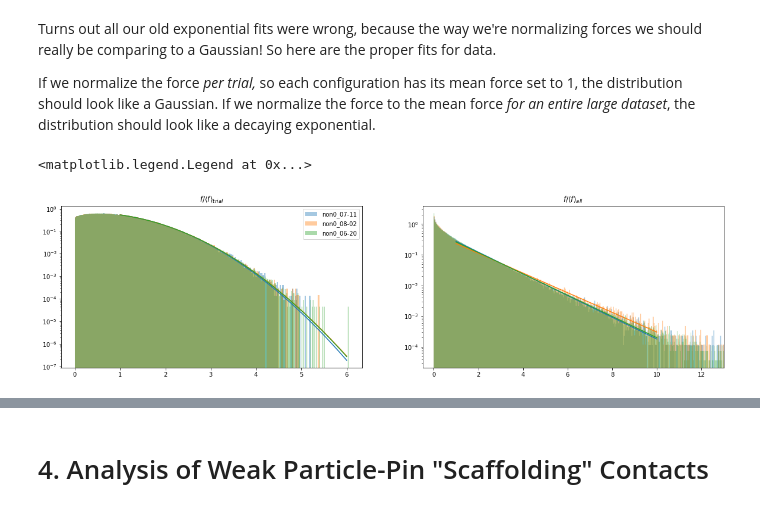
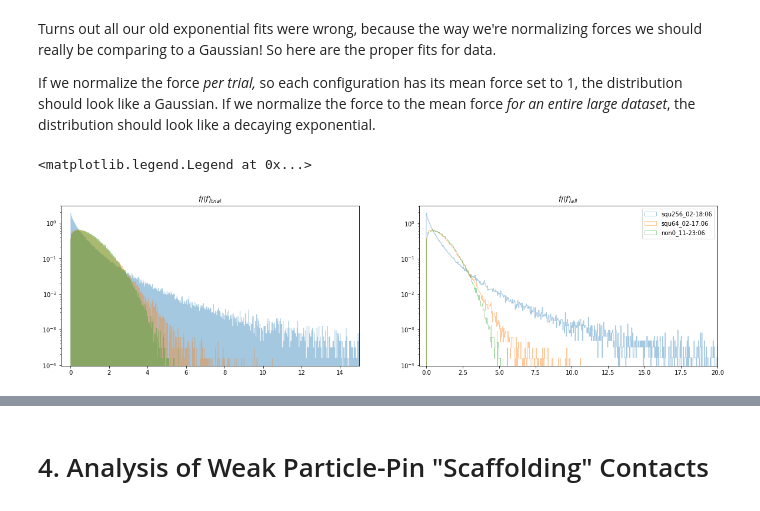
Before and after one commit to andyletzhang/SwatGrains, a Jupyter notebook: BondInfo_Analysis.ipynb, the cells around one changed output, grey strips where cells are left out. Cells and saved outputs as stored; diff of their text form; code cells hidden in the pictures.

```diff
--- a/BondInfo_Analysis.ipynb
+++ b/BondInfo_Analysis.ipynb
@@ -164,13 +168,13 @@ Loads a set of bondInfo.txt files as hierarchically indexed DataFrames, which co
 #files=['non0_08-02','squ16_08-05','squ64_08-05','squ36_07-11','squ64_07-12','squ64_07-13','squ100_07-19','squ36_08-05','squ49_08-06']
 
 # good squares
-files=['squ16_08-05','squ36_08-05','squ49_08-06','squ64_08-05','squ100_07-19']
+#files=['non0_08-02','squ16_08-05','squ36_08-05','squ49_08-06','squ64_08-05','squ100_07-19']
 
 # low pressure
 #files=['squ64_02-17:02','squ64_02-17:04','squ64_02-17:06','squ256_02-18:02','squ256_02-18:04','squ256_02-18:06','non0_11-23:02','non0_11-23:04','non0_11-23:06']
 
 # lowest pressure
-#files=['non0_11-23:06','squ64_02-17:06','squ256_02-18:06']
+files=['non0_11-23:06','squ64_02-17:06','squ256_02-18:06']
 
 # triangles
 #files=['tri36_07-11','tri64_08-08','tri64_07-12','tri100_07-19','tri36_08-08','tri49_08-08','tri16_08-08']
@@ -196 +206,17 @@ where $Z_C$ is the critical contact number and  $c$ is (we hope) some unit-depen
+# %%
+# generate contact numbers for each dataset
+contactsDict={file:sort_particles(dataDict[file]).groupby(['x','y','particleType','trialName']).size().reset_index(name='contacts').set_index('particleType') for file in files} # dataframe of particle coordinates, with contact number and trial labeled
+
+# prepare data for fitting and plotting
+pressureDict={}
+binnedPressureDict={}
+for file in files:
+    meanContacts=contactsDict[file].loc[[1,2]].groupby('trialName')['contacts'].mean() # get average number of contacts per particle for each seed
+    pressureData = pd.concat([get_pressures(filenames[file]),meanContacts], axis=1).dropna() # pull pressure data from Pressures.txt
+    pressureDict.update({file:pressureData})
+
+    # bin data by pressure for more coherent plots
+    binnedPressureData = pressureData.groupby(pd.cut(pressureData['pressure'], np.linspace(0,0.003,1000))).agg({'contacts':['mean','sem']}).dropna() # bin and average
+    binnedPressureData['midpressure'] = pd.arrays.IntervalArray(binnedPressureData.index).mid # get the center of each bin
+    binnedPressureDict.update({file:binnedPressureData})
 # %%
@@ -1034,35 +1100,36 @@ If we normalize the force _per trial,_ so each configuration has its mean force
 # %%
 from scipy import stats
 def Gaussian(x, mean, std, coeff):
     return coeff/np.sqrt(2*np.pi*std**2)*np.exp(-(x-mean)**2/(2*std**2))
 def Linear(x, slope, intercept):
     return slope*x+intercept
 
 
 fig, [axGaussian, axExp] = plt.subplots(1, 2, figsize=(20,5))
 axGaussian.set_yscale('log')
 axExp.set_yscale('log')
-for colorCounter, file in enumerate(['non0_07-11', 'non0_08-02', 'non0_06-20']):
+for colorCounter, file in enumerate(reversed(files)):
     bwGauss = 2*stats.iqr(dataDict[file]['normalizedForce']/1e6, rng=(25,75), scale=1.0, nan_policy='omit')/(len(dataDict[file])**(1/3))
     nGauss, binsGauss = axGaussian.hist(dataDict[file]['normalizedForce']/1e6, bins=int((dataDict[file]['normalizedForce'].max()/1e6-dataDict[file]['normalizedForce'].min()/1e6)/bwGauss), density=True, alpha=0.4, histtype='stepfilled', label=file, color='C{}'.format(colorCounter))[:2]
     binsGauss=binsGauss[:-1]+np.diff(binsGauss)/2
-    [GaussMean, GaussSTD, coeff], GaussCov = sp.curve_fit(Gaussian, binsGauss[binsGauss>1], nGauss[binsGauss>1])
+    #[GaussMean, GaussSTD, coeff], GaussCov = sp.curve_fit(Gaussian, binsGauss[binsGauss>1], nGauss[binsGauss>1])
     xValues=np.linspace(1,6,1000)
-    GaussValues=Gaussian(xValues, GaussMean, GaussSTD, coeff)
-    axGaussian.plot(xValues, GaussValues, color='C{}'.format(colorCounter))
-    bwExp = 2*stats.iqr(dataDict[file]['force']/dataDict[file]['force'].mean(), rng=(25,75), scale=1.0, nan_policy='omit')/(len(dataDict[file])**(1/3))
-    nExp, binsExp = axExp.hist(dataDict[file]['force']/dataDict[file]['force'].mean(), bins=int(((dataDict[file]['force']/dataDict[file]['force'].mean()).max()-(dataDict[file]['force']/dataDict[file]['force'].mean()).min())/bwExp), density=True, histtype='stepfilled', alpha=0.4, label=file, color='C{}'.format(colorCounter))[:2]
+    #GaussValues=Gaussian(xValues, GaussMean, GaussSTD, coeff)
+    #axGaussian.plot(xValues, GaussValues, color='C{}'.format(colorCounter))
+    bwExp = 2*stats.iqr(dataDict[file]['normalizedForce_overall']/1e6, rng=(25,75), scale=1.0, nan_policy='omit')/(len(dataDict[file])**(1/3))
+    nExp, binsExp = axExp.hist(dataDict[file]['normalizedForce_overall']/1e6, bins=int(((dataDict[file]['normalizedForce_overall']/1e6).max()-(dataDict[file]['normalizedForce_overall']/1e6).min())/bwExp), density=True, histtype='step', alpha=0.4, label=file, color='C{}'.format(colorCounter))[:2]
     binsExp=binsExp[:-1]+np.diff(binsExp)/2
-    [ExpSlope, ExpIntercept], ExpCov = sp.curve_fit(Linear, binsExp[(binsExp>1)&(binsExp<9)], np.log(nExp[(binsExp>1)&(binsExp<9)]))
+    #[ExpSlope, ExpIntercept], ExpCov = sp.curve_fit(Linear, binsExp[(binsExp>1)&(binsExp<9)], np.log(nExp[(binsExp>1)&(binsExp<9)]))
     xValues=np.linspace(1,10,1000)
-    ExpValues=np.exp(Linear(xValues, ExpSlope, ExpIntercept))
-    axExp.plot(xValues, ExpValues, color='C{}'.format(colorCounter))
+    #ExpValues=np.exp(Linear(xValues, ExpSlope, ExpIntercept))
+    #axExp.plot(xValues, ExpValues, color='C{}'.format(colorCounter))
 
-axExp.set_xlim(-0.5, 13)
+axGaussian.set_xlim(-0.5, 15)
+axExp.set_xlim(-0.5, 20)
 axGaussian.set_title(r'$f/\langle f\rangle_{trial}$')
 axExp.set_title(r'$f/\langle f\rangle_{all}$')
-axGaussian.legend()
-#plt.savefig('Force Fits.jpg', dpi=300)
+axExp.legend()
+#plt.savefig('plots/force_fits_pressure_sweep.jpg', dpi=300)
 # %% [output]
 <matplotlib.legend.Legend at 0x...>
-[figure, old version]
+[figure, new version]
```
Also changed, not shown: parts of 16 cells of this notebook.
